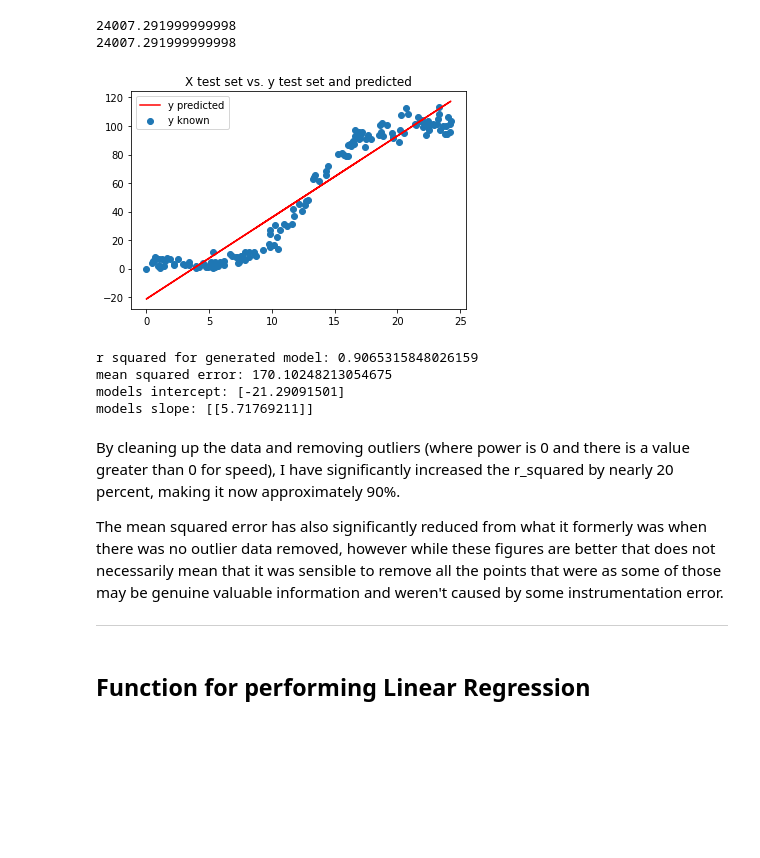
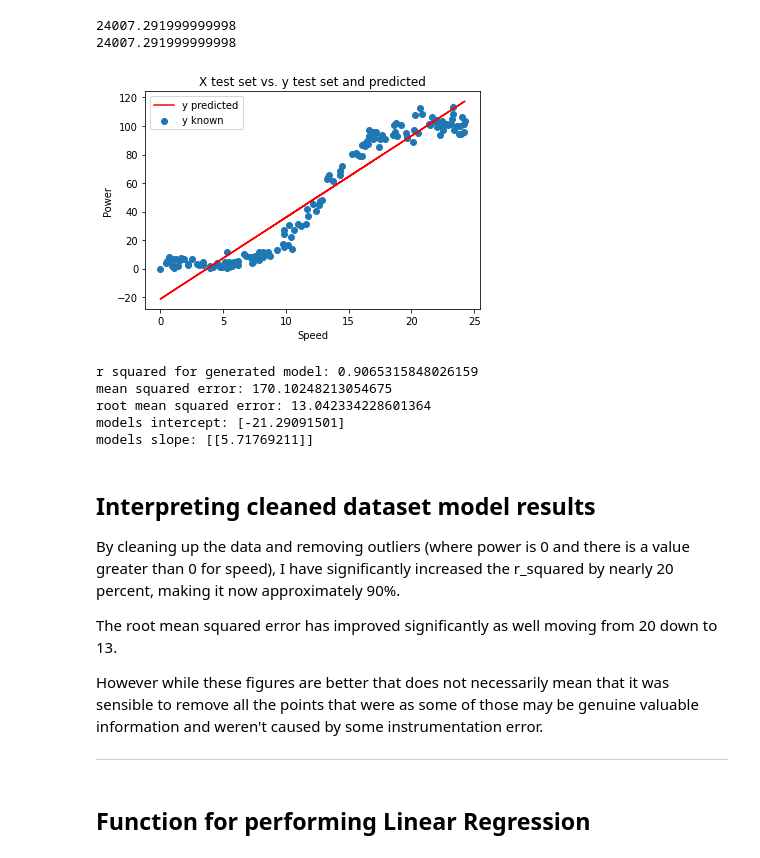
Before and after one commit to itskeithstudent/Fundamentals-of-Data-Analysis-52446-Project-2020, a Jupyter notebook: Notebook/LinearRegression_Project2020.ipynb, the cells around one changed output. Drawn from its saved outputs; the diff is of its cells as text; code cells hidden in the pictures; blank space fills up the shorter version.

Commit message:
Improvements: Added Root Mean square error and interpreting it to remaining  markdown sections about models, fixed some plots which had no axis labels

```diff
--- a/Notebook/LinearRegression_Project2020.ipynb
+++ b/Notebook/LinearRegression_Project2020.ipynb
@@ -306,29 +312,37 @@ y_pred = reg_train.predict(X_test)
 # %%
 #plot the test data for X vs the test data for y
 #overlay the test data for X vs the predicted data for y
 plt.scatter(X_test,y_test, label='y known')
 plt.plot(X_test, y_pred, label='y predicted', color='red')
 plt.title('X test set vs. y test set and predicted')
+plt.xlabel('Speed')
+plt.ylabel('Power')
 plt.legend()
 plt.show()
 # %% [output]
-[figure, old version]
+[figure, new version]
 # %%
 r_sq = reg_train.score(X_test, y_test)
 
 print("r squared for generated model:", r_sq)
 print("mean squared error:", mean_squared_error(y_true=y_test,y_pred=y_pred))
+print("root mean squared error:", np.sqrt(mean_squared_error(y_true=y_test,y_pred=y_pred)))
 print("models intercept:", reg_train.intercept_)
 print("models slope:", reg_train.coef_)
 # %% [output]
 r squared for generated model: 0.9065315848026159
 mean squared error: 170.10248213054675
+root mean squared error: 13.042334228601364
 models intercept: [-21.29091501]
 models slope: [[5.71769211]]
 # %% [markdown]
+## Interpreting cleaned dataset model results
+
 By cleaning up the data and removing outliers (where power is 0 and there is a value greater than 0 for speed), I have significantly increased the r_squared by nearly 20 percent, making it now approximately 90%.
 
-The mean squared error has also significantly reduced from what it formerly was when there was no outlier data removed, however while these figures are better that does not necessarily mean that it was sensible to remove all the points that were as some of those may be genuine valuable information and weren't caused by some instrumentation error.
+The root mean squared error has improved significantly as well moving from 20 down to 13.
+
+However while these figures are better that does not necessarily mean that it was sensible to remove all the points that were as some of those may be genuine valuable information and weren't caused by some instrumentation error.
 ***
 # %% [markdown]
 ## Function for performing Linear Regression
```
Also changed, not shown: parts of 4 cells of this notebook.
